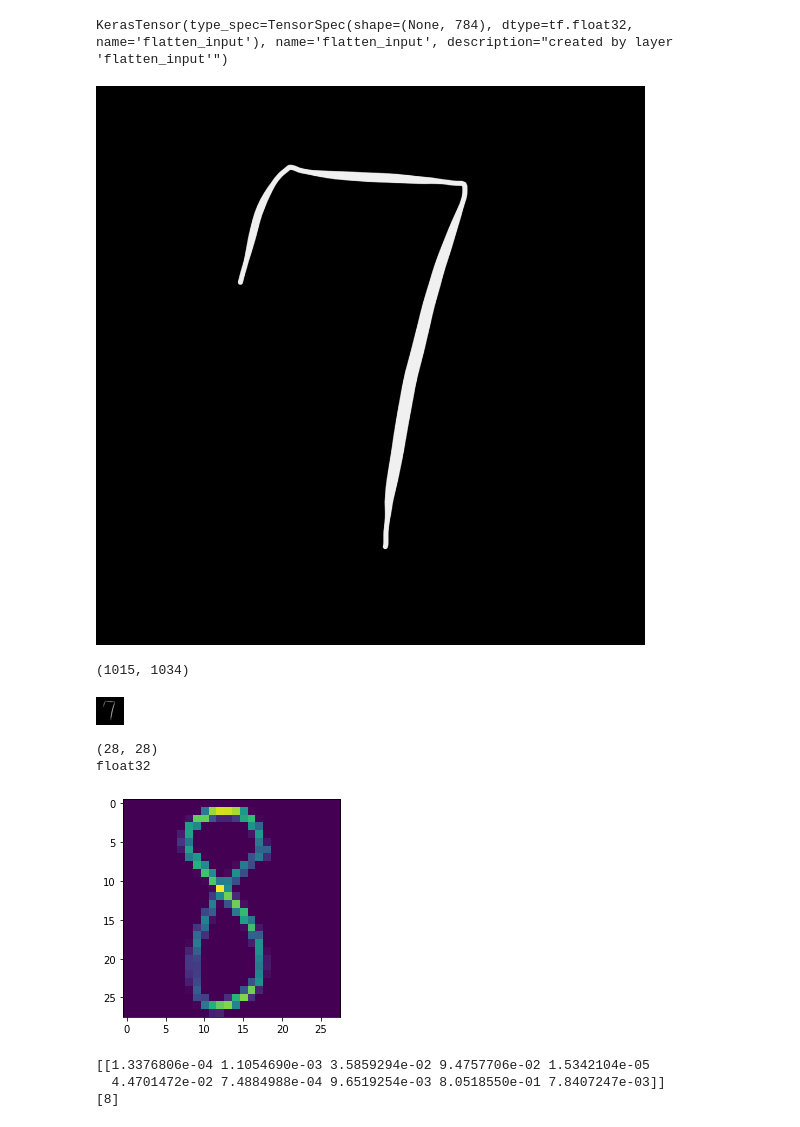
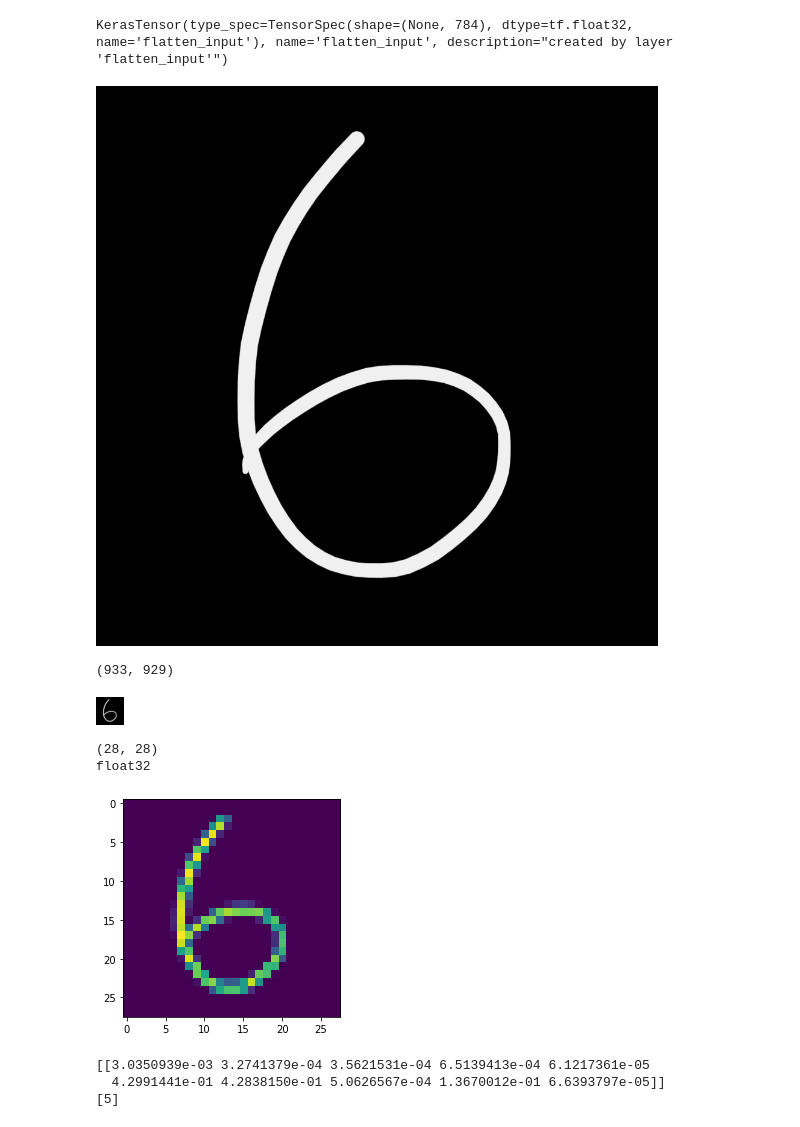
Before and after one commit to twchen88/NCS2, a Jupyter notebook: gpu_test/notebooks/main.ipynb, the cells around one changed output. Drawn from its saved outputs; the diff is of its cells as text; code cells hidden in the pictures.

```diff
--- a/gpu_test/notebooks/main.ipynb
+++ b/gpu_test/notebooks/main.ipynb
@@ -129,17 +129,17 @@ KerasTensor(type_spec=TensorSpec(shape=(None, 784), dtype=tf.float32, name='flat
 # %%
 # load in test image and resize
 import PIL
 
-sample = PIL.Image.open("7.jpg")
+sample = PIL.Image.open("6.jpg")
 dim = (28, 28)
 sample.show()
 print(sample.size)
 sample = sample.resize(dim)
 sample.show()
 # %% [output]
-[figure, old version]
+[figure, new version]
-(1015, 1034)
+(933, 929)
-[figure, old version]
+[figure, new version]
 # %%
 # process image
 predict_sample = np.array(sample)
@@ -152,7 +152,7 @@ print(predict_sample.dtype)
 # %% [output]
 (28, 28)
 float32
-[figure, old version]
+[figure, new version]
 # %%
 # predict
 prediction = model.predict(predict_sample)
@@ -161,6 +161,6 @@ print(prediction)
 classes = np.argmax(prediction, axis = 1)
 print(classes)
 # %% [output]
-[[1.3376806e-04 1.1054690e-03 3.5859294e-02 9.4757706e-02 1.5342104e-05
-  4.4701472e-02 7.4884988e-04 9.6519254e-03 8.0518550e-01 7.8407247e-03]]
-[8]
+[[3.0350939e-03 3.2741379e-04 3.5621531e-04 6.5139413e-04 6.1217361e-05
+  4.2991441e-01 4.2838150e-01 5.0626567e-04 1.3670012e-01 6.6393797e-05]]
+[5]
```
Also changed, not shown: 2 other files.
